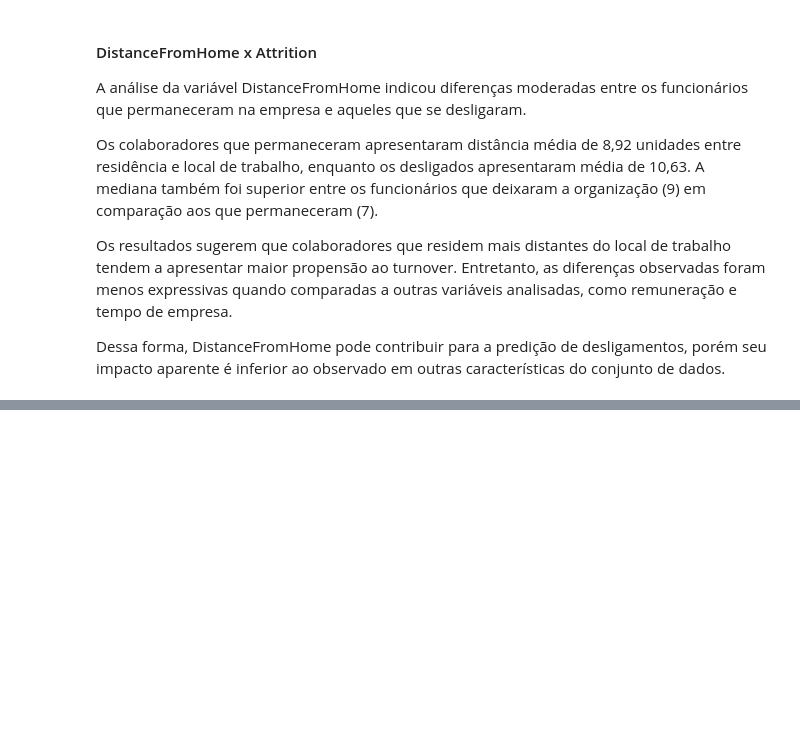
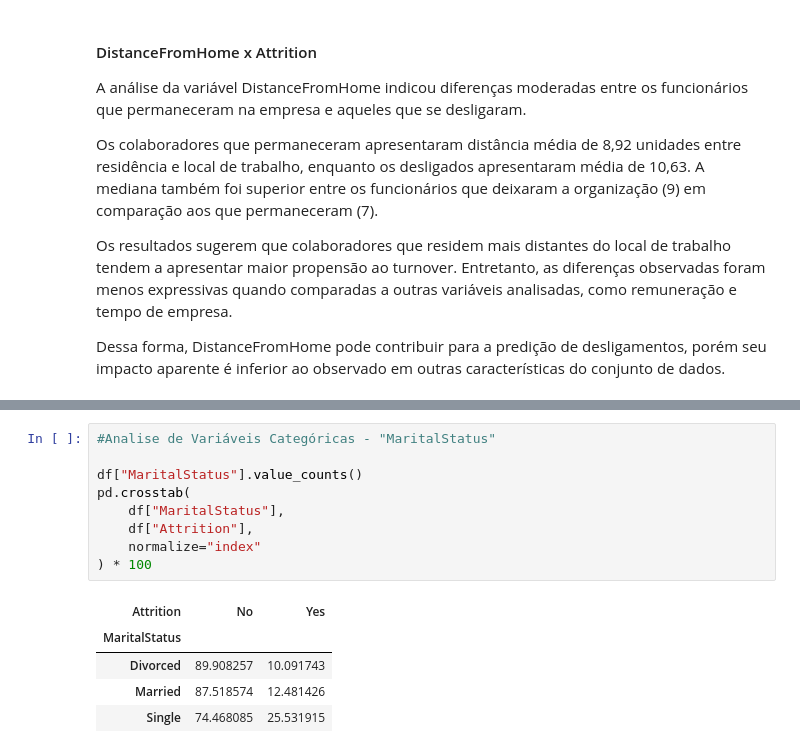
Before and after one commit to tatsuyadesire/employee-turnover-prediction, a Jupyter notebook: notebooks/02_eda.ipynb, the cells around one changed output, grey strips where cells are left out. Cells and saved outputs as stored; diff of their text form; blank space fills up the shorter version.

```diff
--- a/notebooks/02_eda.ipynb
+++ b/notebooks/02_eda.ipynb
@@ -283,0 +320,15 @@ Dessa forma, DistanceFromHome pode contribuir para a predição de desligamentos
+# %%
+#Analise de Variáveis Categóricas - "MaritalStatus"
+
+df["MaritalStatus"].value_counts()
+pd.crosstab(
+    df["MaritalStatus"],
+    df["Attrition"],
+    normalize="index"
+) * 100
+# %% [output]
+| Attrition | No | Yes |
+| MaritalStatus |  |  |
+| Divorced | 89.908257 | 10.091743 |
+| Married | 87.518574 | 12.481426 |
+| Single | 74.468085 | 25.531915 |
```
Also changed, not shown: parts of 6 cells of this notebook.
